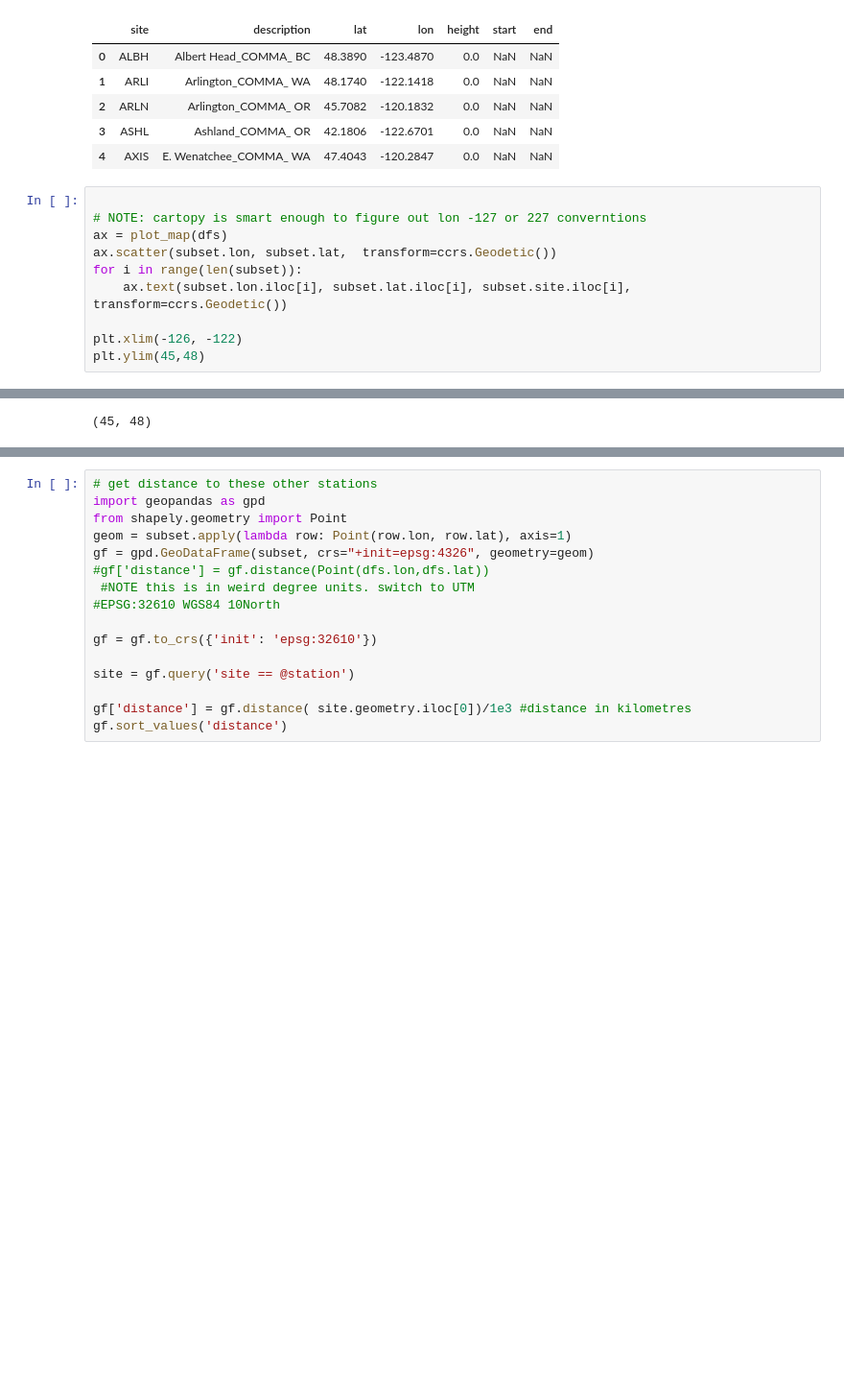
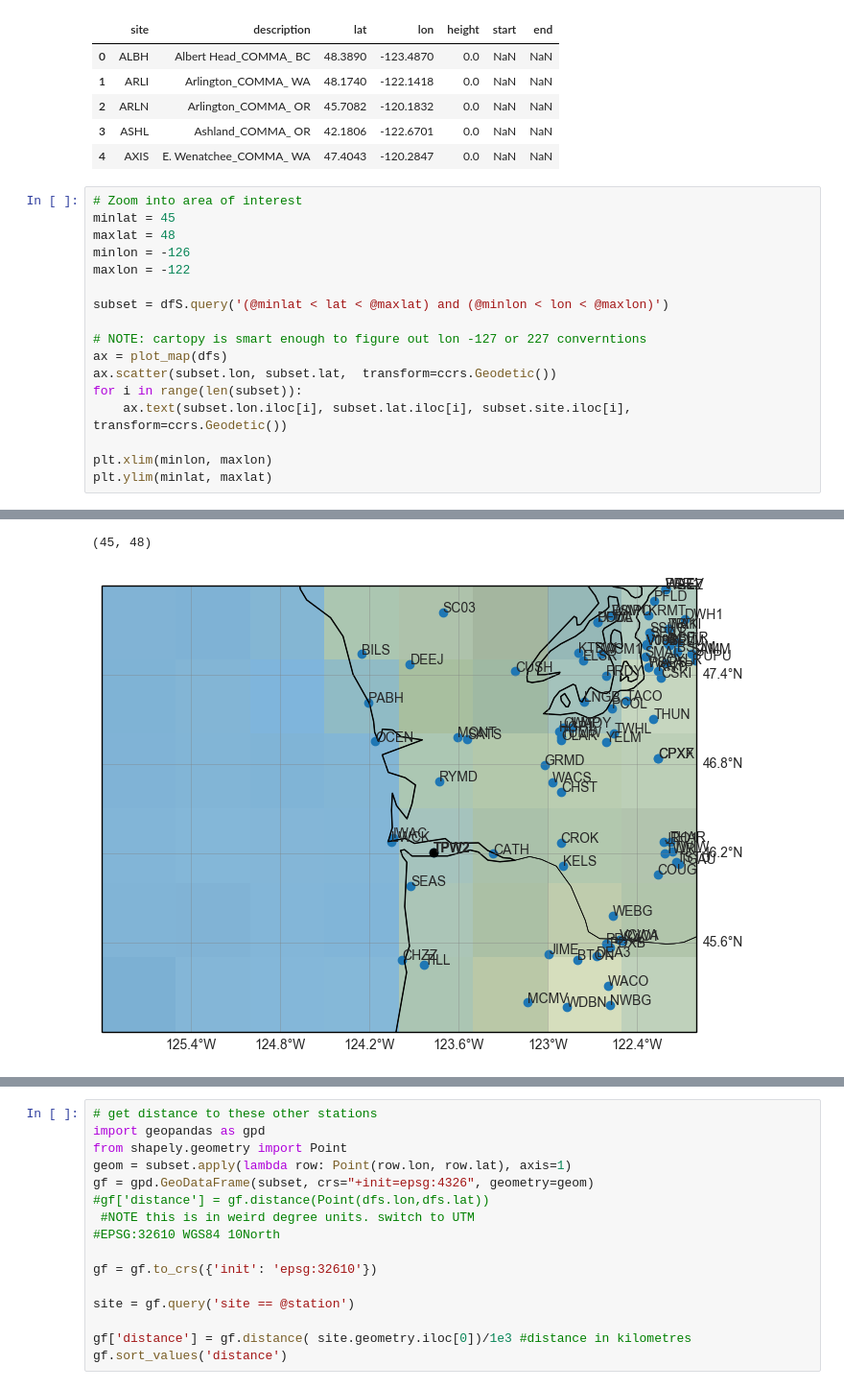
Before and after one commit to scottyhq/gpstools, a Jupyter notebook: Demo_PANGA.ipynb, the cells around one changed output, grey strips where cells are left out. Shown: that part at 96% size. Cells and saved outputs as stored; diff of their text form; blank space fills up the shorter version.

```diff
--- a/Demo_PANGA.ipynb
+++ b/Demo_PANGA.ipynb
@@ -156,6 +155,13 @@ subset.head()
 | 3 | ASHL | Ashland_COMMA_ OR | 42.1806 | -122.6701 | 0.0 | NaN | NaN |
 | 4 | AXIS | E. Wenatchee_COMMA_ WA | 47.4043 | -120.2847 | 0.0 | NaN | NaN |
 # %%
+# Zoom into area of interest
+minlat = 45
+maxlat = 48
+minlon = -126
+maxlon = -122
+
+subset = dfS.query('(@minlat < lat < @maxlat) and (@minlon < lon < @maxlon)')
 
 # NOTE: cartopy is smart enough to figure out lon -127 or 227 converntions
 ax = plot_map(dfs)
@@ -163,6 +169,6 @@ ax.scatter(subset.lon, subset.lat,  transform=ccrs.Geodetic())
 for i in range(len(subset)):
     ax.text(subset.lon.iloc[i], subset.lat.iloc[i], subset.site.iloc[i], transform=ccrs.Geodetic())
 
-plt.xlim(-126, -122)
-plt.ylim(45,48)
+plt.xlim(minlon, maxlon)
+plt.ylim(minlat, maxlat)
 # %% [output]
@@ -171 +175,2 @@ plt.ylim(45,48)
 (45, 48)
+[figure, added]
```
Also changed, not shown: parts of 11 cells of this notebook, 19 other files.
